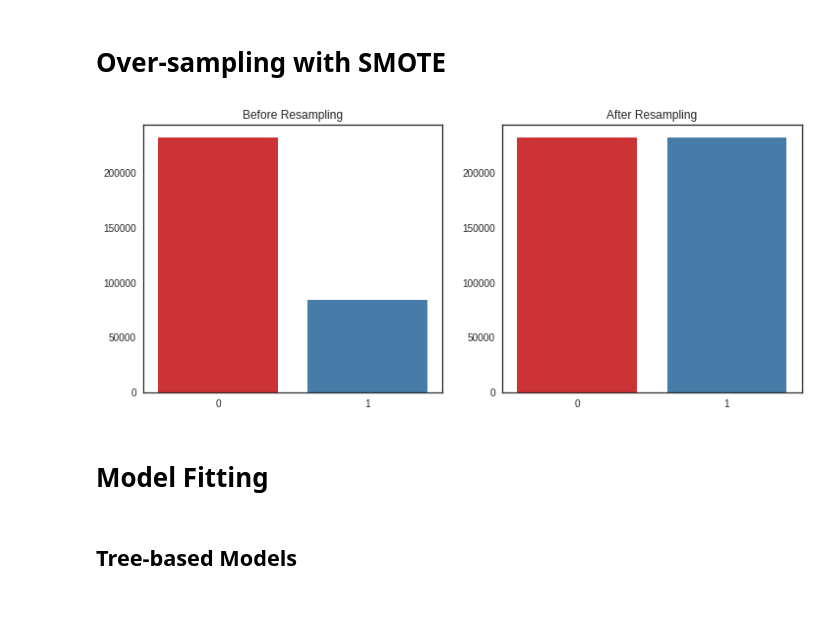
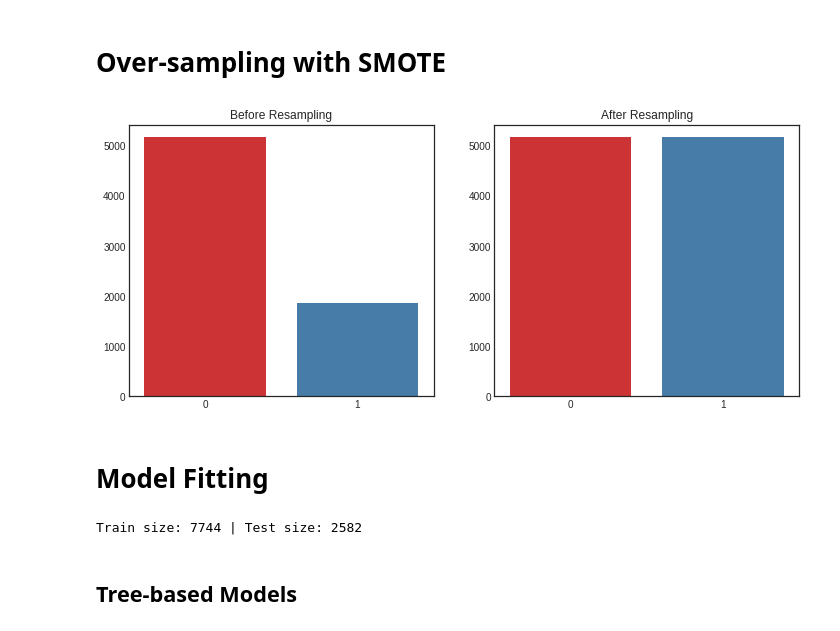
Before and after one commit to fabioachacon/machine_learning, a Jupyter notebook: Classification/Churn_Prediction.ipynb, the cells around one changed output. Drawn from its saved outputs; the diff is of its cells as text; code cells hidden in the pictures.

```diff
--- a/Classification/Churn_Prediction.ipynb
+++ b/Classification/Churn_Prediction.ipynb
@@ -758,14 +778,14 @@ X_resampled, y_resampled = SMOTE().fit_resample(X_data, y_true)
 # %%
 plt.figure(figsize=(12, 5))
 plt.subplot(121)
-sns.barplot(x=[0, 1], y=[X_data[y_true==0].size, X_data[y_true==1].size], palette="Set1")
+sns.barplot(x=[0, 1], y=[X_data[y_true==0].shape[0], X_data[y_true==1].shape[0]], palette="Set1")
 plt.title("Before Resampling")
 plt.subplot(122)
-sns.barplot(x=[0, 1], y=[X_resampled[y_resampled==0].size, X_resampled[y_resampled==1].size], palette="Set1")
+sns.barplot(x=[0, 1], y=[X_resampled[y_resampled==0].shape[0], X_resampled[y_resampled==1].shape[0]], palette="Set1")
 plt.title("After Resampling")
 plt.show()
 # %% [output]
-[figure, old version]
+[figure, new version]
 # %% [markdown]
 # Model Fitting
 # %%
@@ -774,3 +798,7 @@ X_train, X_test, y_train, y_test = train_test_split(X_resampled, y_resampled, te
+# %%
+print("Train size: {} | Test size: {}".format(X_train.shape[0], X_test.shape[0]))
+# %% [output]
+Train size: 7744 | Test size: 2582
 # %% [markdown]
 ## Tree-based Models
 # %% [markdown]
```
Also changed, not shown: parts of 35 cells of this notebook.
